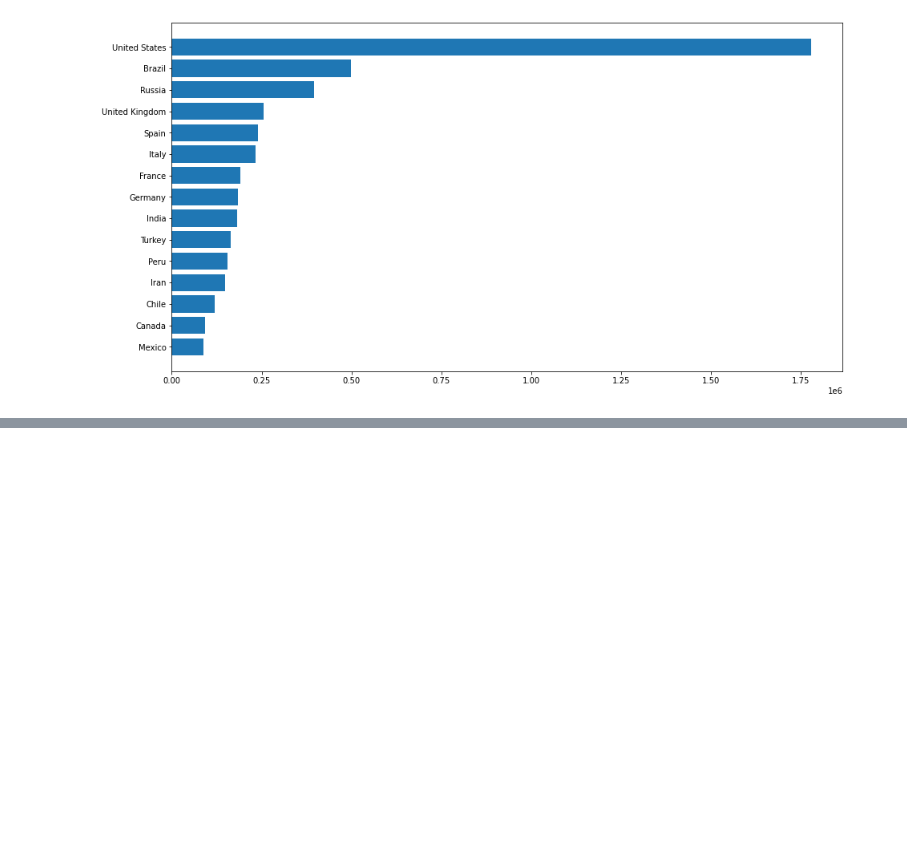
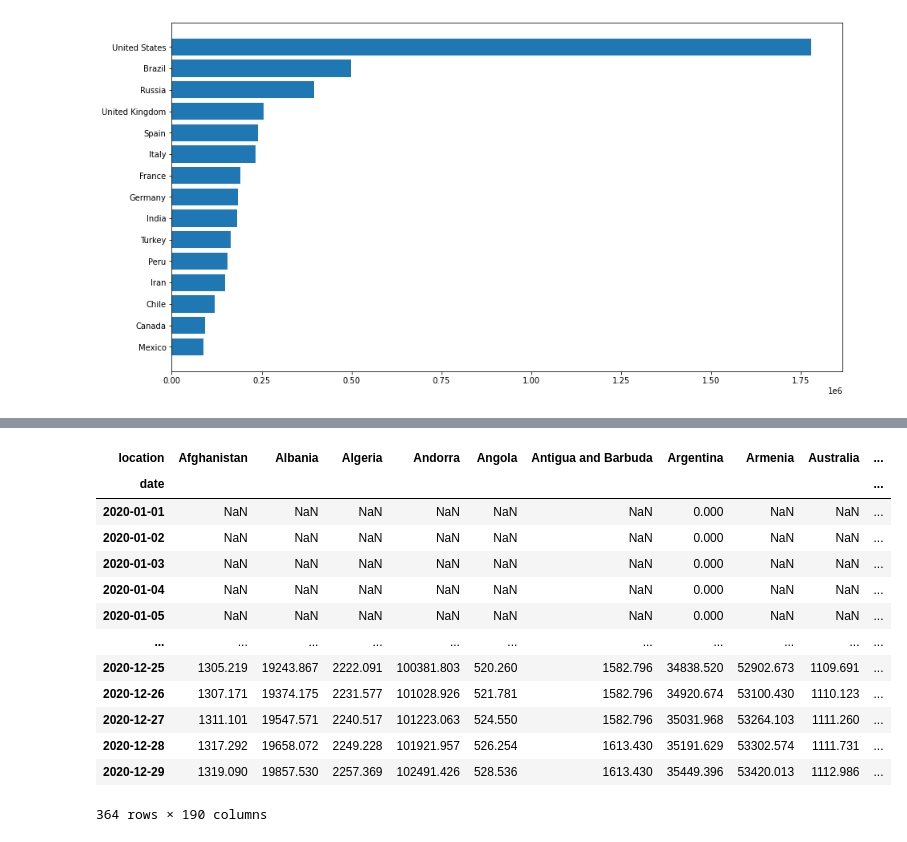
Before and after one commit to grundius1/coronavirus_bar_race, a Jupyter notebook: corona.ipynb, the cells around one changed output, grey strips where cells are left out. Cells and saved outputs as stored; diff of their text form; code cells hidden in the pictures; blank space fills up the shorter version.

```diff
--- a/corona.ipynb
+++ b/corona.ipynb
@@ -282,0 +260,4 @@ MovieWriter imagemagick unavailable; using Pillow instead.
+# %%
+data = data[~data["location"].str.contains("World")]
+data = data[~data["location"].str.contains("International")]
+data
@@ -282,0 +278,20 @@ MovieWriter imagemagick unavailable; using Pillow instead.
+# %%
+df_values, df_ranks = bcr.prepare_long_data(data, index='date', columns='location',
+                                            values='total_cases_per_million', steps_per_period=1)
+
+df_values
+# %% [output]
+| location | Afghanistan | Albania | Algeria | Andorra | Angola | Antigua and Barbuda | Argentina | Armenia | Australia | ... |
+| date |  |  |  |  |  |  |  |  |  | ... |
+| 2020-01-01 | NaN | NaN | NaN | NaN | NaN | NaN | 0.000 | NaN | NaN | ... |
+| 2020-01-02 | NaN | NaN | NaN | NaN | NaN | NaN | 0.000 | NaN | NaN | ... |
+| 2020-01-03 | NaN | NaN | NaN | NaN | NaN | NaN | 0.000 | NaN | NaN | ... |
+| 2020-01-04 | NaN | NaN | NaN | NaN | NaN | NaN | 0.000 | NaN | NaN | ... |
+| 2020-01-05 | NaN | NaN | NaN | NaN | NaN | NaN | 0.000 | NaN | NaN | ... |
+| ... | ... | ... | ... | ... | ... | ... | ... | ... | ... | ... |
+| 2020-12-25 | 1305.219 | 19243.867 | 2222.091 | 100381.803 | 520.260 | 1582.796 | 34838.520 | 52902.673 | 1109.691 | ... |
+| 2020-12-26 | 1307.171 | 19374.175 | 2231.577 | 101028.926 | 521.781 | 1582.796 | 34920.674 | 53100.430 | 1110.123 | ... |
+| 2020-12-27 | 1311.101 | 19547.571 | 2240.517 | 101223.063 | 524.550 | 1582.796 | 35031.968 | 53264.103 | 1111.260 | ... |
+| 2020-12-28 | 1317.292 | 19658.072 | 2249.228 | 101921.957 | 526.254 | 1613.430 | 35191.629 | 53302.574 | 1111.731 | ... |
+| 2020-12-29 | 1319.090 | 19857.530 | 2257.369 | 102491.426 | 528.536 | 1613.430 | 35449.396 | 53420.013 | 1112.986 | ... |
+364 rows × 190 columns
```
Also changed, not shown: parts of 11 cells of this notebook, 2 other files.
